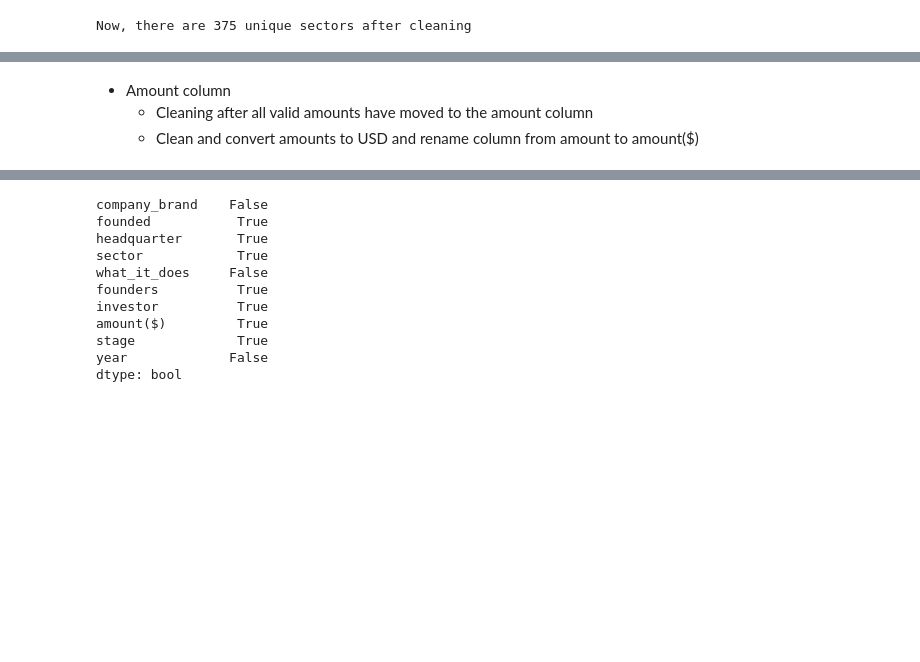
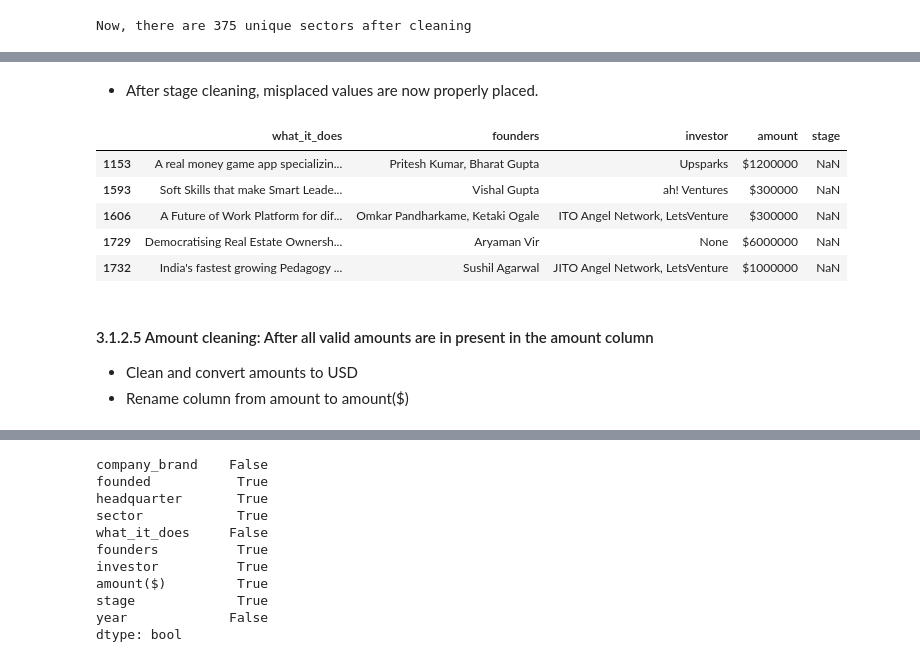
Before and after one commit to D0nG4667/indian_start_up_funding_analysis, a Jupyter notebook: indian_start_up_funding_analysis.ipynb, the cells around one changed output, grey strips where cells are left out. Drawn from its saved outputs; the diff is of its cells as text; code cells hidden in the pictures; blank space fills up the shorter version.

```diff
--- a/indian_start_up_funding_analysis.ipynb
+++ b/indian_start_up_funding_analysis.ipynb
@@ -1368,10 +1365,21 @@ final_dataset.loc[mask, 'amount']       = final_dataset.loc[mask, 'stage']
 
 # Set 'stage' to NaN
 final_dataset.loc[mask, 'stage']        = np.nan
+# %% [markdown]
+- After stage cleaning, misplaced values are now properly placed.
+# %%
+final_dataset.loc[mask, ['what_it_does', 'founders', 'investor', 'amount', 'stage']]
+# %% [output]
+|  | what_it_does | founders | investor | amount | stage |
+| 1153 | A real money game app specializin... | Pritesh Kumar, Bharat Gupta | Upsparks | $1200000 | NaN |
+| 1593 | Soft Skills that make Smart Leade... | Vishal Gupta | ah! Ventures | $300000 | NaN |
+| 1606 | A Future of Work Platform for dif... | Omkar Pandharkame, Ketaki Ogale | ITO Angel Network, LetsVenture | $300000 | NaN |
+| 1729 | Democratising Real Estate Ownersh... | Aryaman Vir | None | $6000000 | NaN |
+| 1732 | India's fastest growing Pedagogy ... | Sushil Agarwal | JITO Angel Network, LetsVenture | $1000000 | NaN |
 # %% [markdown]
-- Amount column
-    - Cleaning after all valid amounts have moved to the amount column
-    - Clean and convert amounts to USD and rename column from amount to amount($)
+#### 3.1.2.5 Amount cleaning: After all valid amounts are in present in the amount column
+- Clean and convert amounts to USD
+- Rename column from amount to amount($)
 # %%
 # Clean and convert amounts to USD
 final_dataset['amount'] = final_dataset[['amount','year']].apply(lambda row: clean_amount(row), axis=1)
```
Also changed, not shown: parts of 82 cells of this notebook, 1 other file.
